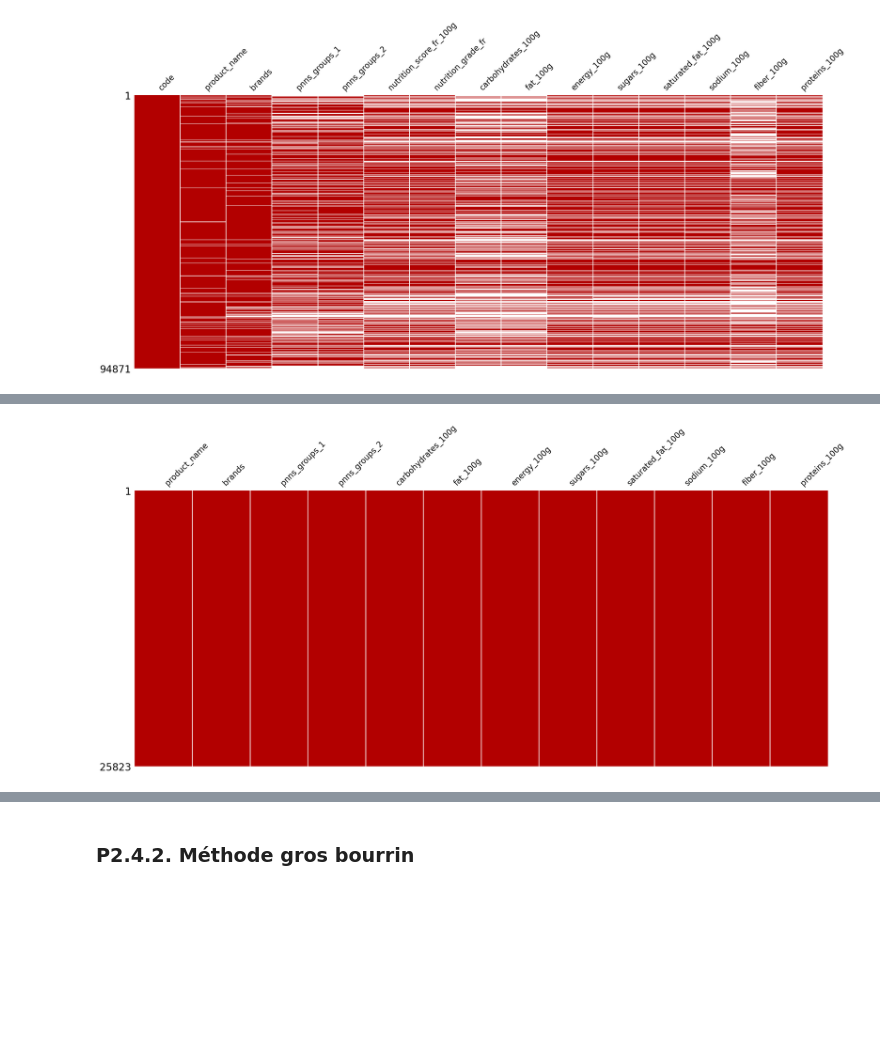
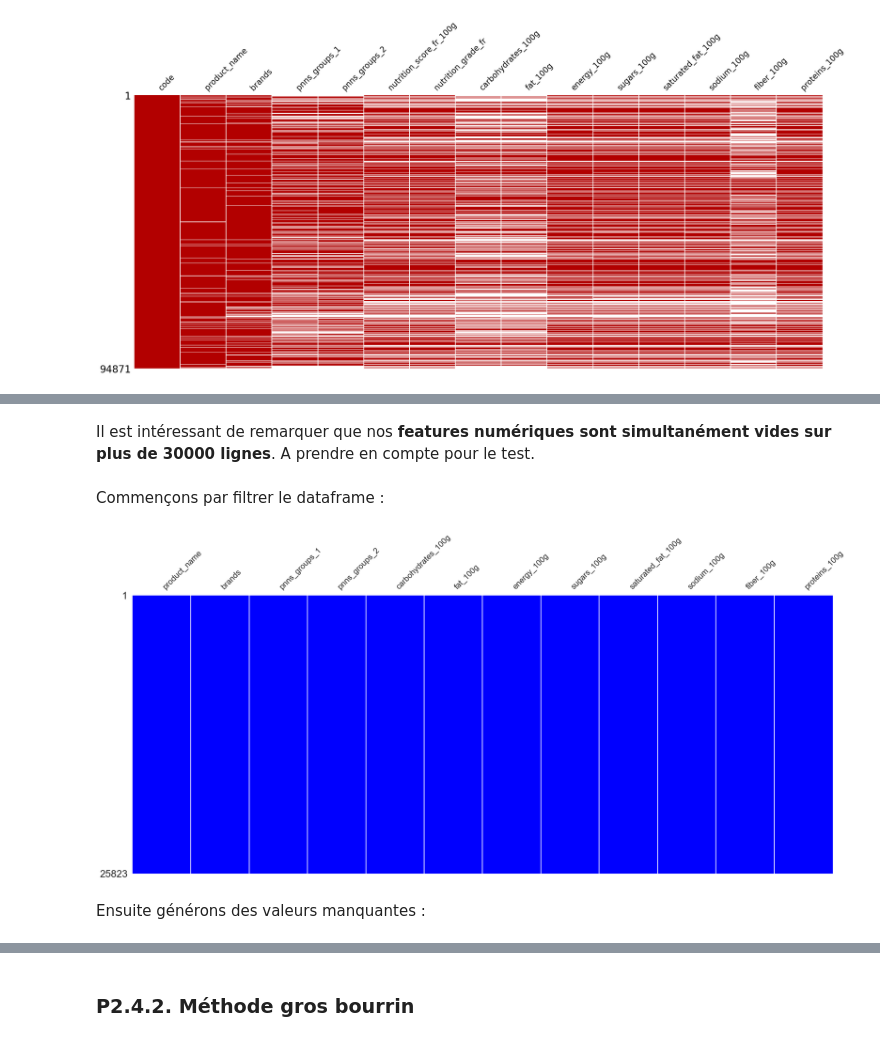
Before and after one commit to ClementPatin/OC-P3, a Jupyter notebook: Patin_Clement_1_notebook_052023.ipynb, the cells around one changed output, grey strips where cells are left out. Drawn from its saved outputs; the diff is of its cells as text; code cells hidden in the pictures; blank space fills up the shorter version.

Commit message:
improve test dataframe with artificial missing values BIS

```diff
--- a/Patin_Clement_1_notebook_052023.ipynb
+++ b/Patin_Clement_1_notebook_052023.ipynb
@@ -931,3 +943,8 @@ plt.show()
+# %% [markdown]
+Il est intéressant de remarquer que nos **features numériques sont simultanément vides sur plus de 30000 lignes**.
+A prendre en compte pour le test.
+# %% [markdown]
+Commençons par filtrer le dataframe :
 # %%
 foodCompleteFeaturesNames = foodClean07.columns.tolist()
 foodCompleteFeaturesNames.remove("nutrition_score_fr_100g")
@@ -949,9 +965,11 @@ foodComplete=foodComplete.loc[foodComplete.notna().all(axis=1)]
 foodCompleteNumFeaturesNames=foodComplete.select_dtypes("float64").columns.tolist()
 # %%
-ms.matrix(foodComplete,color=[0.7,0.0,0.0],sparkline=False) # dataviz of missing data
+ms.matrix(foodComplete,color=[0.0,0.0,1],sparkline=False) # dataviz of missing data
 plt.show()
 # %% [output]
-[figure, old version]
+[figure, new version]
+# %% [markdown]
+Ensuite générons des valeurs manquantes :
 # %%
 # create null values
 
```
Also changed, not shown: parts of 22 cells of this notebook.
